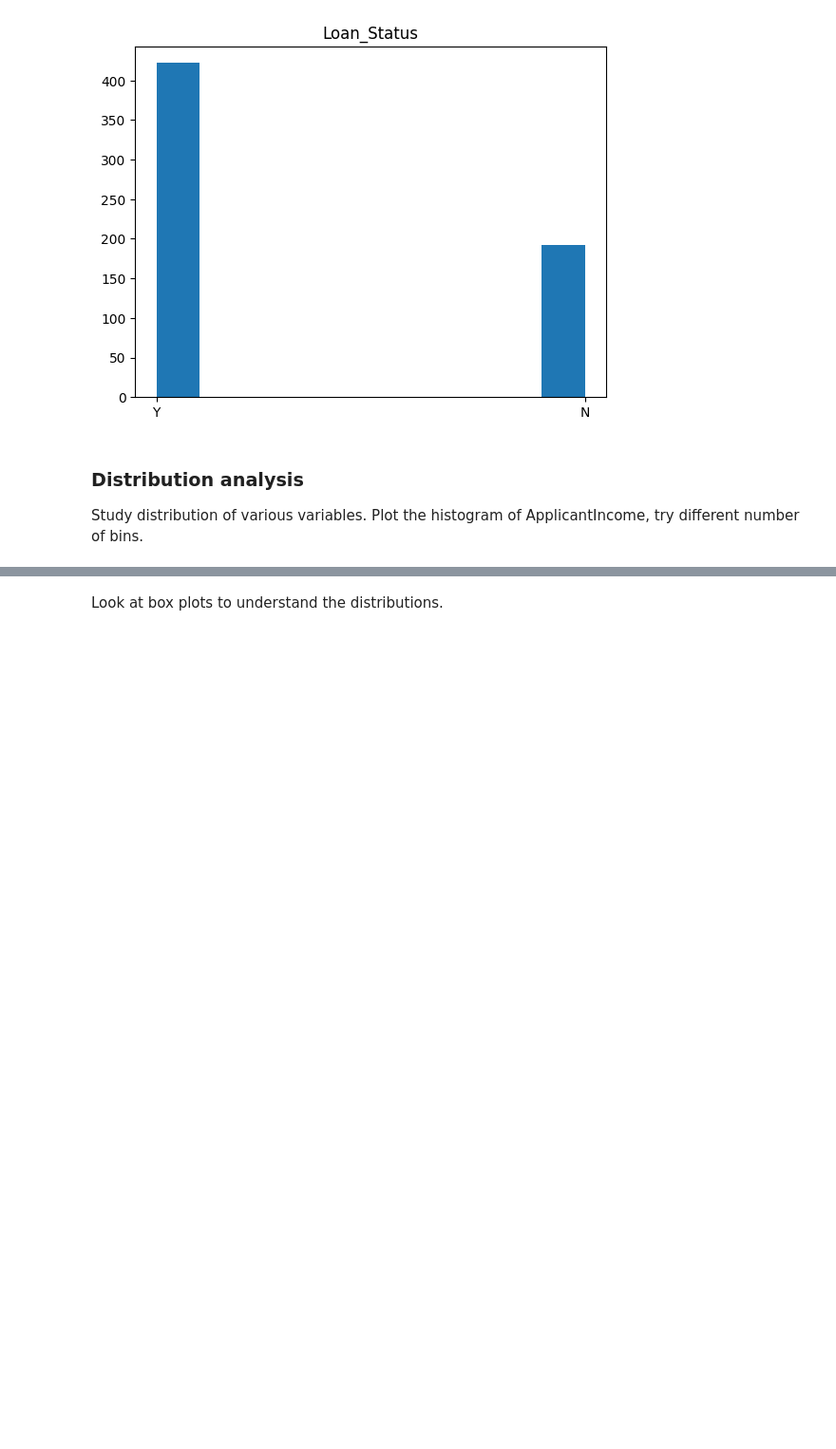
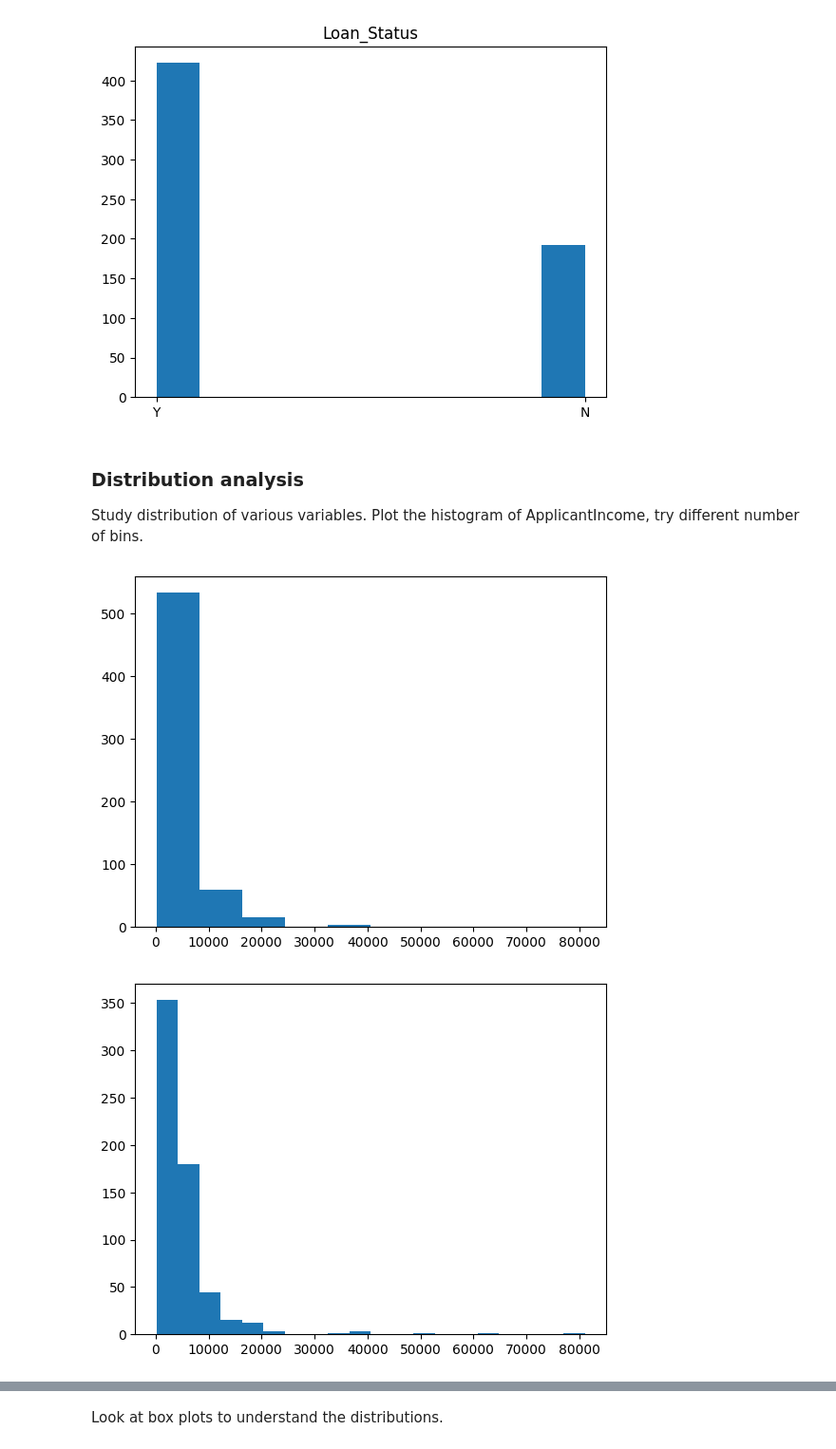
Before and after one commit to AstroLebs/LHL_project_IV, a Jupyter notebook: notebooks/instructions.ipynb, the cells around one changed output, grey strips where cells are left out. Shown: that part at 95% size. Drawn from its saved outputs; the diff is of its cells as text; code cells hidden in the pictures; blank space fills up the shorter version.

```diff
--- a/notebooks/instructions.ipynb
+++ b/notebooks/instructions.ipynb
@@ -135,3 +135,10 @@ for col in df[['Gender','Married','Education','Self_Employed','Property_Area','L
 ### Distribution analysis
 
 Study distribution of various variables. Plot the histogram of ApplicantIncome, try different number of bins.
+# %%
+for i in range(10):
+    plt.hist(df.ApplicantIncome, bins = 10*(i+1))
+    plt.show()
+# %% [output]
+[figure, added]
+[figure, added]
```
Also changed, not shown: parts of 4 cells of this notebook, 3 other files.
